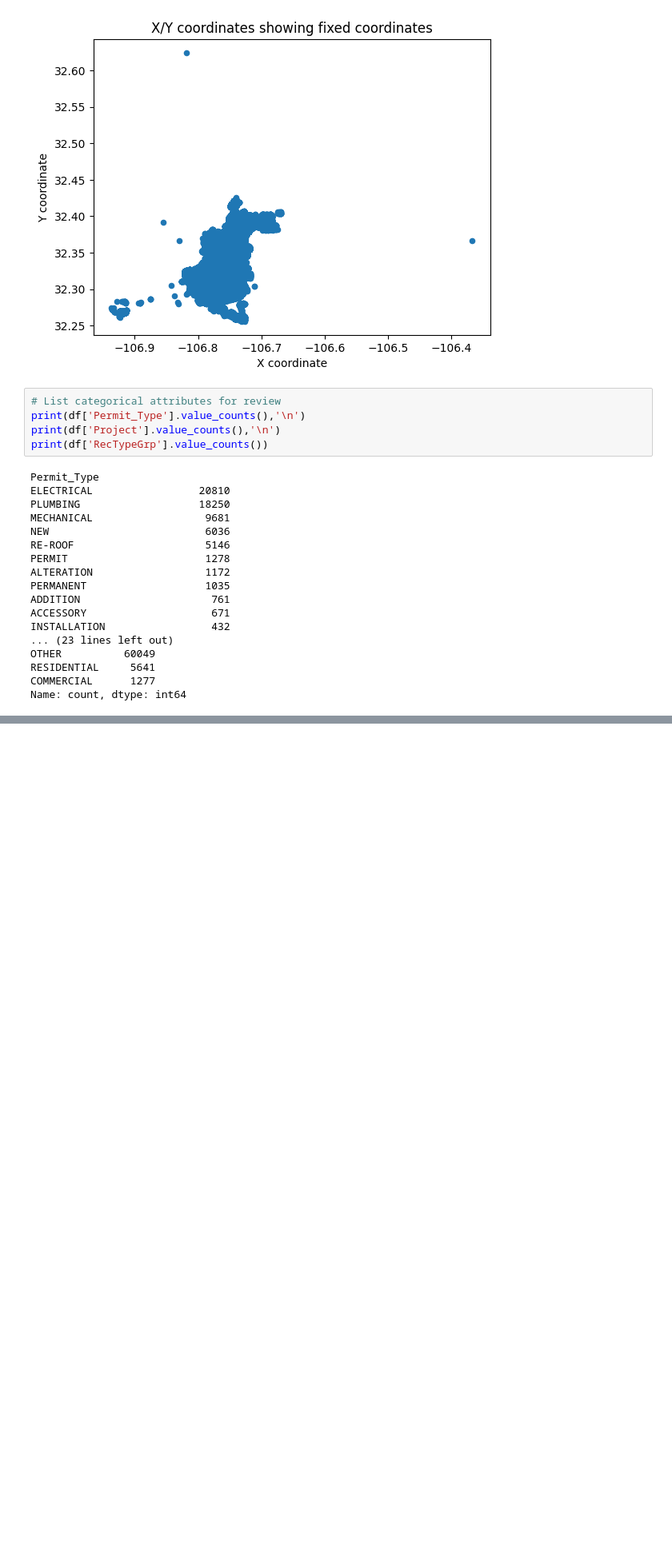
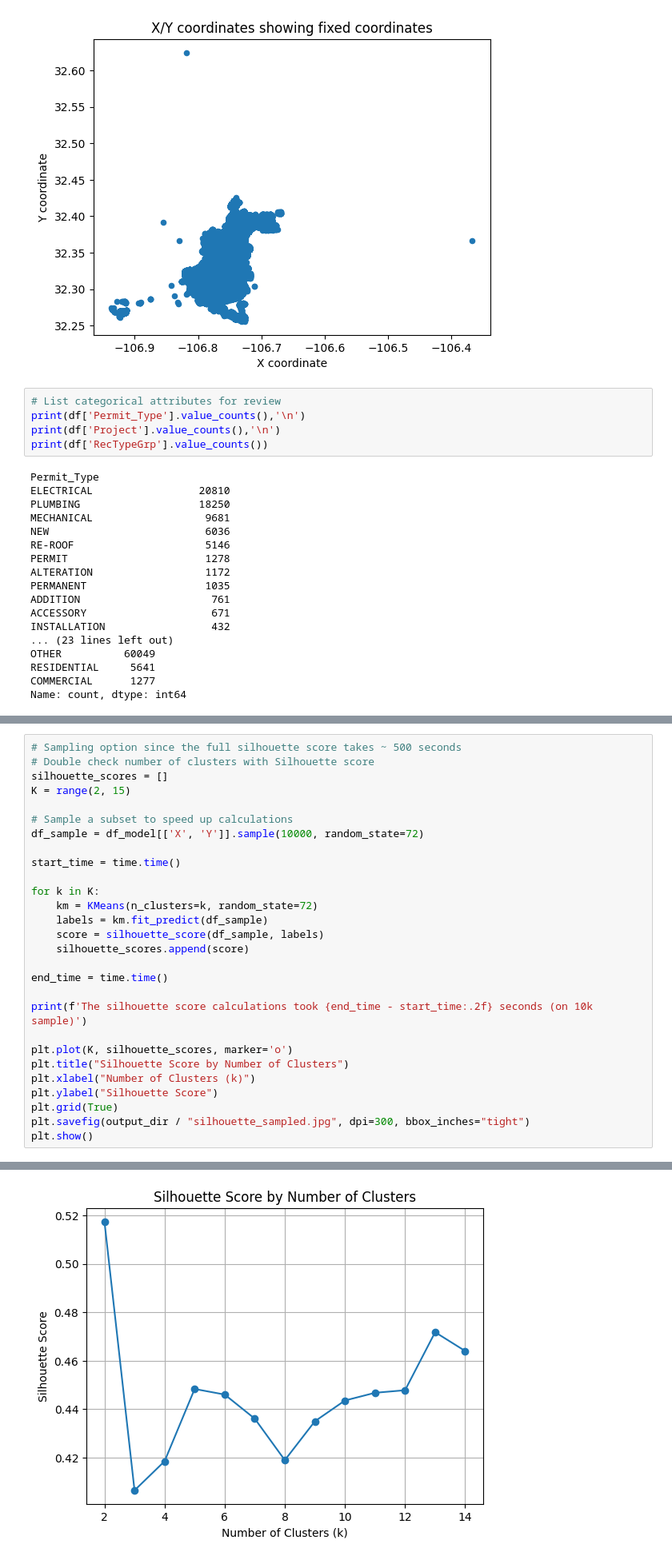
Before and after one commit to kicaha/building-permits-classifier, a Jupyter notebook: notebooks/classifier_building_permits.ipynb, the cells around one changed output, grey strips where cells are left out. Shown at 80% size. Drawn from its saved outputs; the diff is of its cells as text; blank space fills up the shorter version.

```diff
--- a/notebooks/classifier_building_permits.ipynb
+++ b/notebooks/classifier_building_permits.ipynb
@@ -234,0 +520,29 @@ df = df_cleaned_small.copy()
+# %%
+# Sampling option since the full silhouette score takes ~ 500 seconds
+# Double check number of clusters with Silhouette score
+silhouette_scores = []
+K = range(2, 15)
+
+# Sample a subset to speed up calculations
+df_sample = df_model[['X', 'Y']].sample(10000, random_state=72)
+
+start_time = time.time()
+
+for k in K:
+    km = KMeans(n_clusters=k, random_state=72)
+    labels = km.fit_predict(df_sample)
+    score = silhouette_score(df_sample, labels)
+    silhouette_scores.append(score)
+
+end_time = time.time()
+
+print(f'The silhouette score calculations took {end_time - start_time:.2f} seconds (on 10k sample)')
+
+plt.plot(K, silhouette_scores, marker='o')
+plt.title("Silhouette Score by Number of Clusters")
+plt.xlabel("Number of Clusters (k)")
+plt.ylabel("Silhouette Score")
+plt.grid(True)
+plt.savefig(output_dir / "silhouette_sampled.jpg", dpi=300, bbox_inches="tight")
+plt.show()
+# %% [output]
@@ -234,0 +550 @@ df = df_cleaned_small.copy()
+[figure, added]
```
Also changed, not shown: parts of 49 cells of this notebook, 20 other files.
